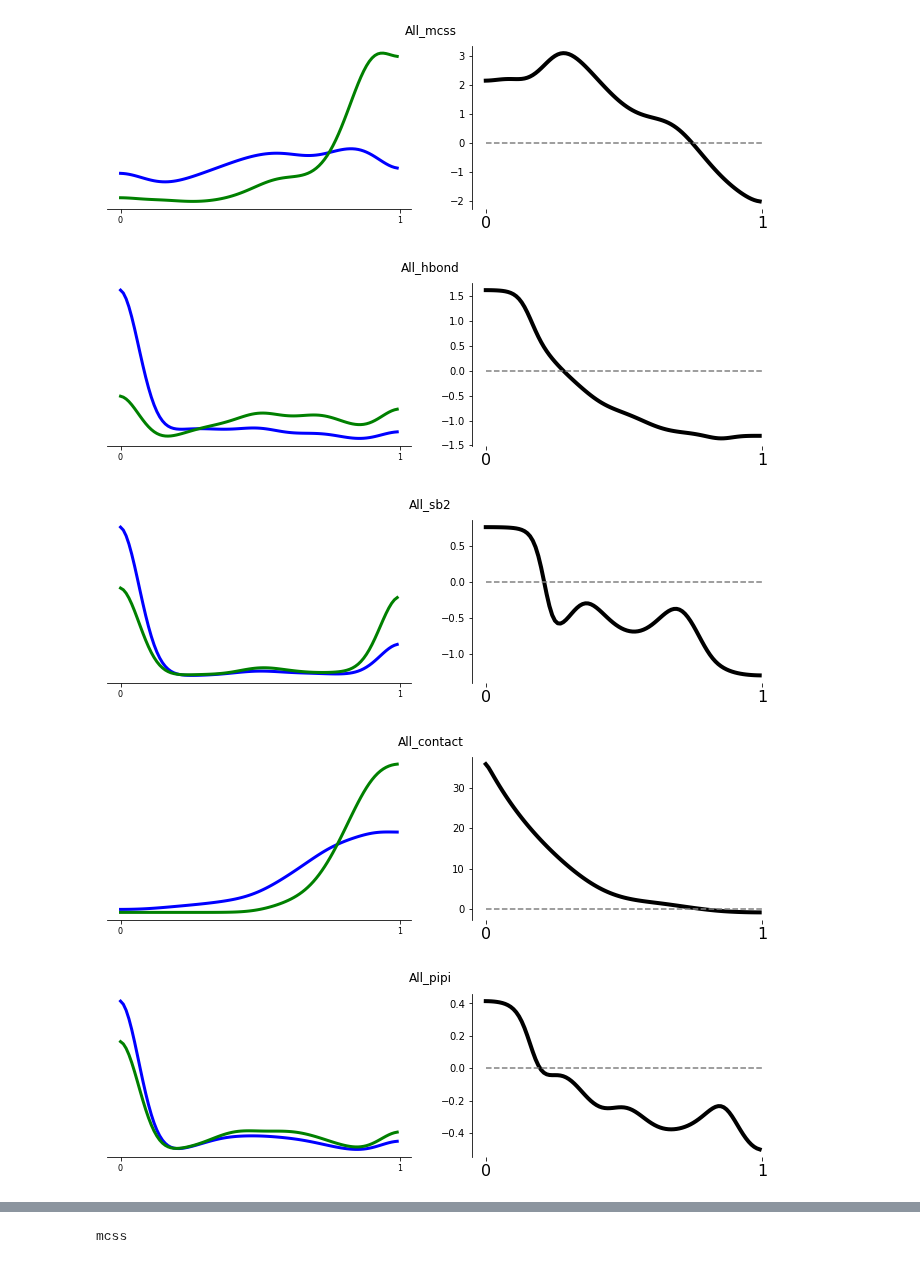
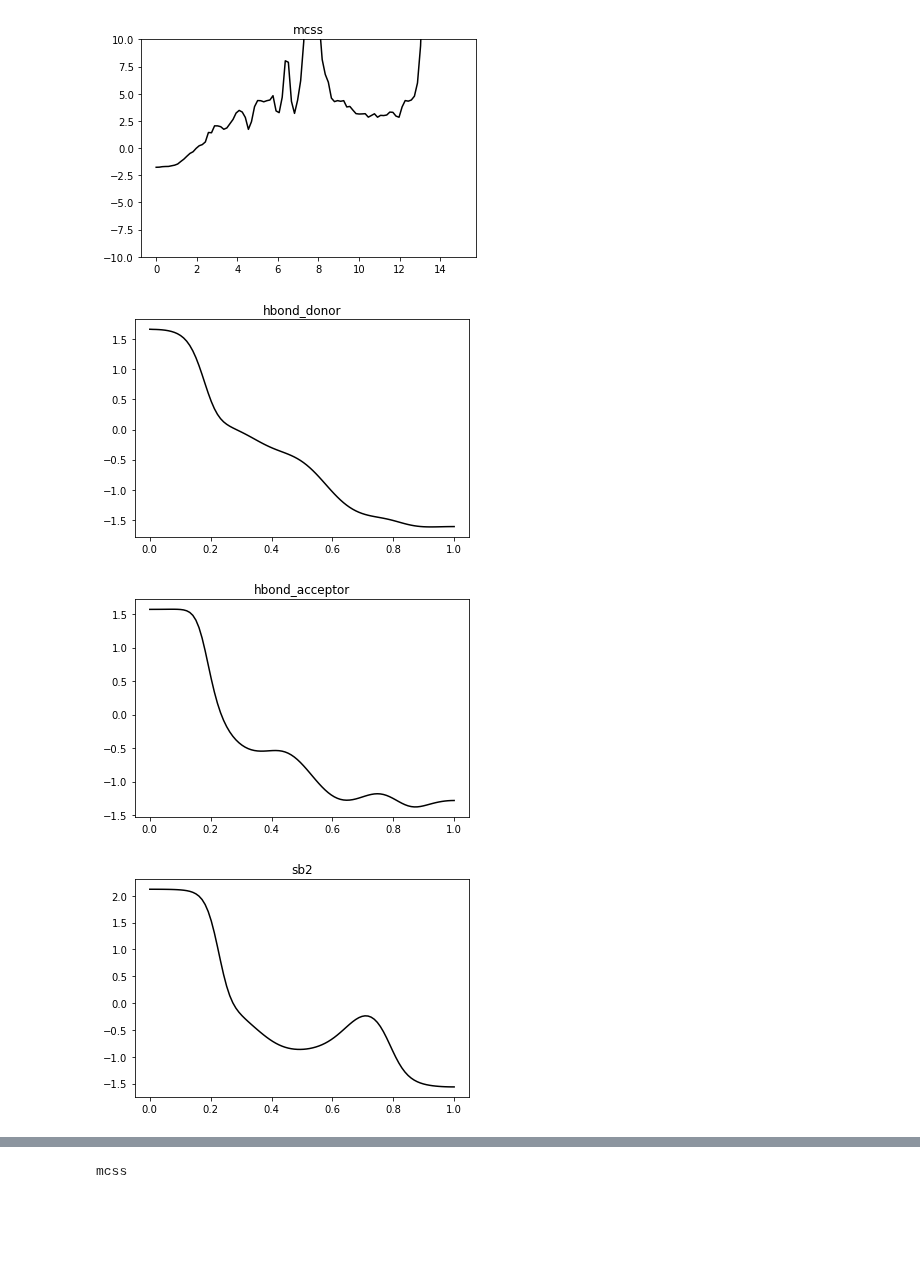
Before and after one commit to orangese/combind_multistruct_benchmarking, a Jupyter notebook: notebooks/statistics.ipynb, the cells around one changed output, grey strips where cells are left out. Drawn from its saved outputs; the diff is of its cells as text; code cells hidden in the pictures; blank space fills up the shorter version.

```diff
--- a/notebooks/statistics.ipynb
+++ b/notebooks/statistics.ipynb
@@ -90,11 +104,24 @@ plt.show()
-# %%
-protein = 'All'
-for interaction in interactions:
-    fname = stats_template.format(protein, interaction)
-    plot_stats_energy(fname)
-# %% [output]
-[figure, removed]
-[figure, removed]
-[figure, removed]
-[figure, removed]
-[figure, removed]
+# %%
+protein = 'All'
+for interaction in interactions:
+    native = DensityEstimate.read(stats_template.format('native', interaction))
+    reference = DensityEstimate.read(stats_template.format('reference', interaction))
+    ratio = native.ratio(reference)
+    plt.title(interaction)
+    plt.plot(ratio.x, -np.log(ratio.fx), c = 'k')
+    if interaction == 'mcss':
+        plt.ylim(-10, 10)
+    plt.show()
+#     ax[i].spines['left'].set_visible(False)
+#     ax[i].spines['right'].set_visible(False)
+#     ax[i].spines['top'].set_visible(False)
+#     ax[i].set_yticks([])
+#     ax[i].set_yticklabels([])
+#     ax[i].set_ylabel(name)
+#     ax[i].set_xticks([0, 1])
+#     ax[i].set_xticklabels([0, 1], fontsize = 8)
+# %% [output]
+[figure, added]
+[figure, added]
+[figure, added]
+[figure, added]
```
Also changed, not shown: parts of 5 cells of this notebook, 6 other files.
